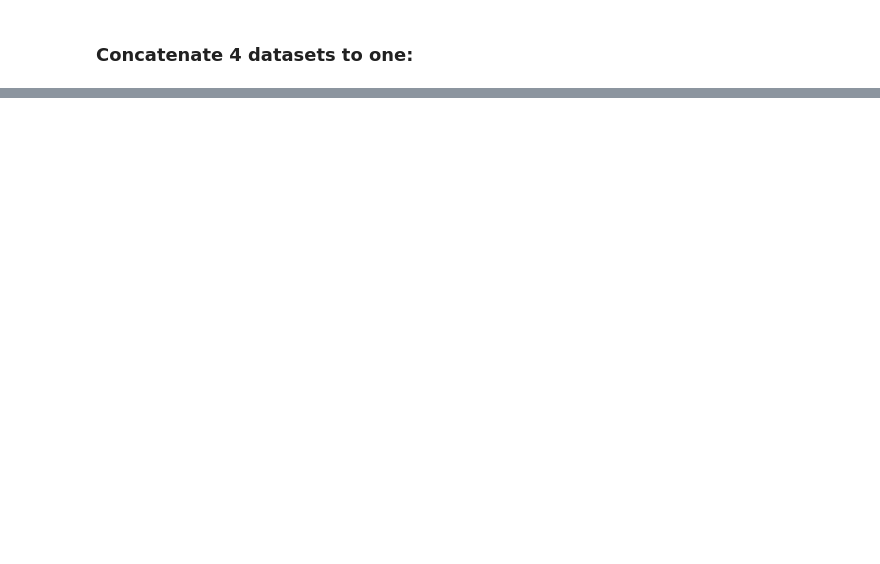
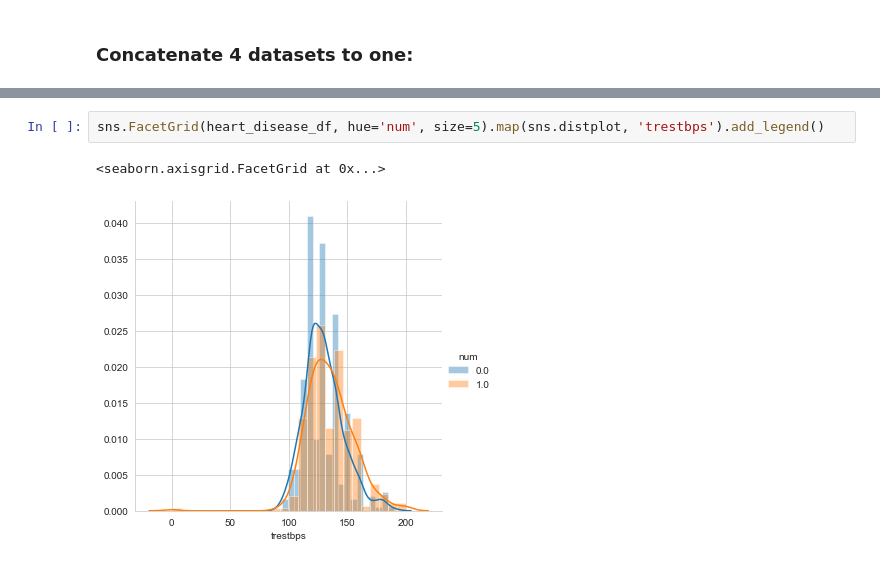
Before and after one commit to gfa61-ga/heart-disease-prediction, a Jupyter notebook: Heart Disease Prediction.ipynb, the cells around one changed output, grey strips where cells are left out. Cells and saved outputs as stored; diff of their text form; blank space fills up the shorter version.

```diff
--- a/Heart Disease Prediction.ipynb
+++ b/Heart Disease Prediction.ipynb
@@ -75,0 +179,5 @@ print(heart_disease_df)
+# %%
+sns.FacetGrid(heart_disease_df, hue='num', size=5).map(sns.distplot, 'trestbps').add_legend()
+# %% [output]
+<seaborn.axisgrid.FacetGrid at 0x...>
+[figure, added]
```
Also changed, not shown: parts of 30 cells of this notebook, 1 other file.
